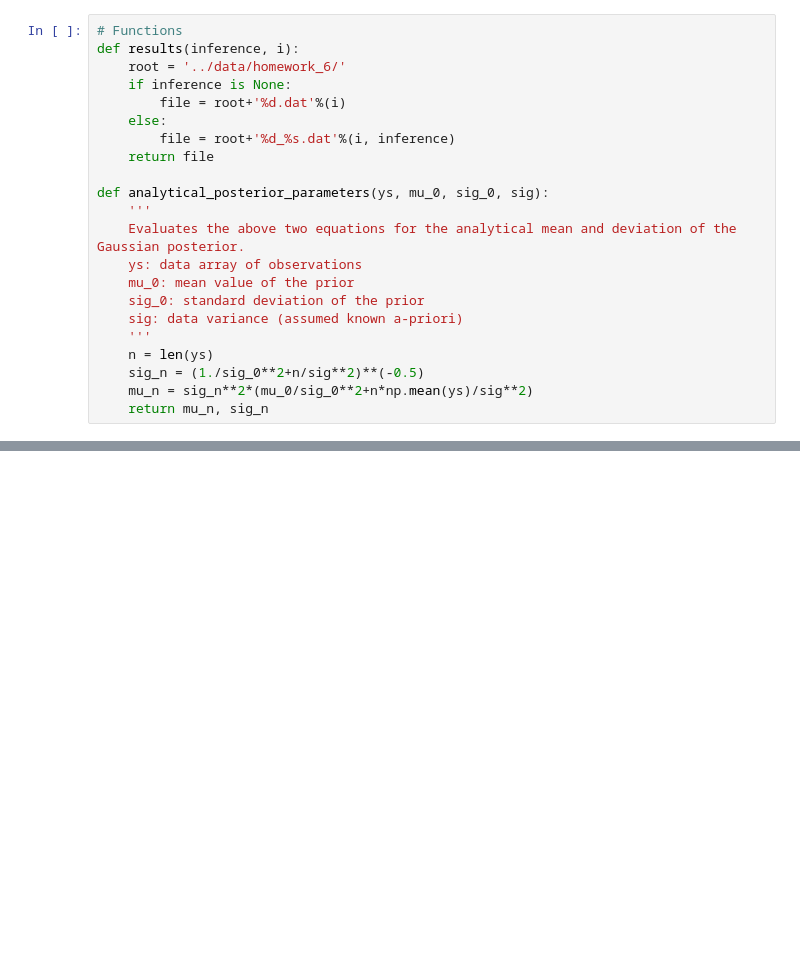
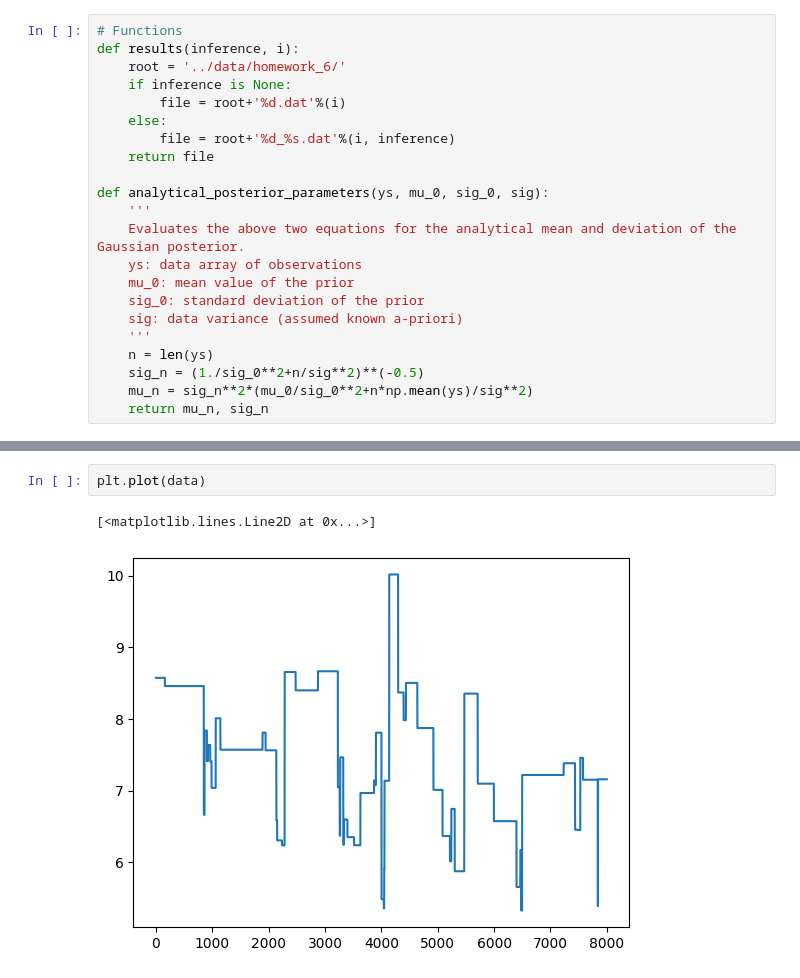
Before and after one commit to zcaiElvis/LMH_HOPPL, a Jupyter notebook: notebooks/homework_6.ipynb, the cells around one changed output, grey strips where cells are left out. Saved outputs shown, nothing was run; the diff lists cells and outputs as text; blank space fills up the shorter version.

```diff
--- a/notebooks/homework_6.ipynb
+++ b/notebooks/homework_6.ipynb
@@ -143,0 +144,5 @@ FileNotFoundError: ../data/homework_6/4.dat not found.
+# %%
+plt.plot(data)
+# %% [output]
+[<matplotlib.lines.Line2D at 0x...>]
+[figure, added]
```
Also changed, not shown: parts of 5 cells of this notebook, 3 other files.
